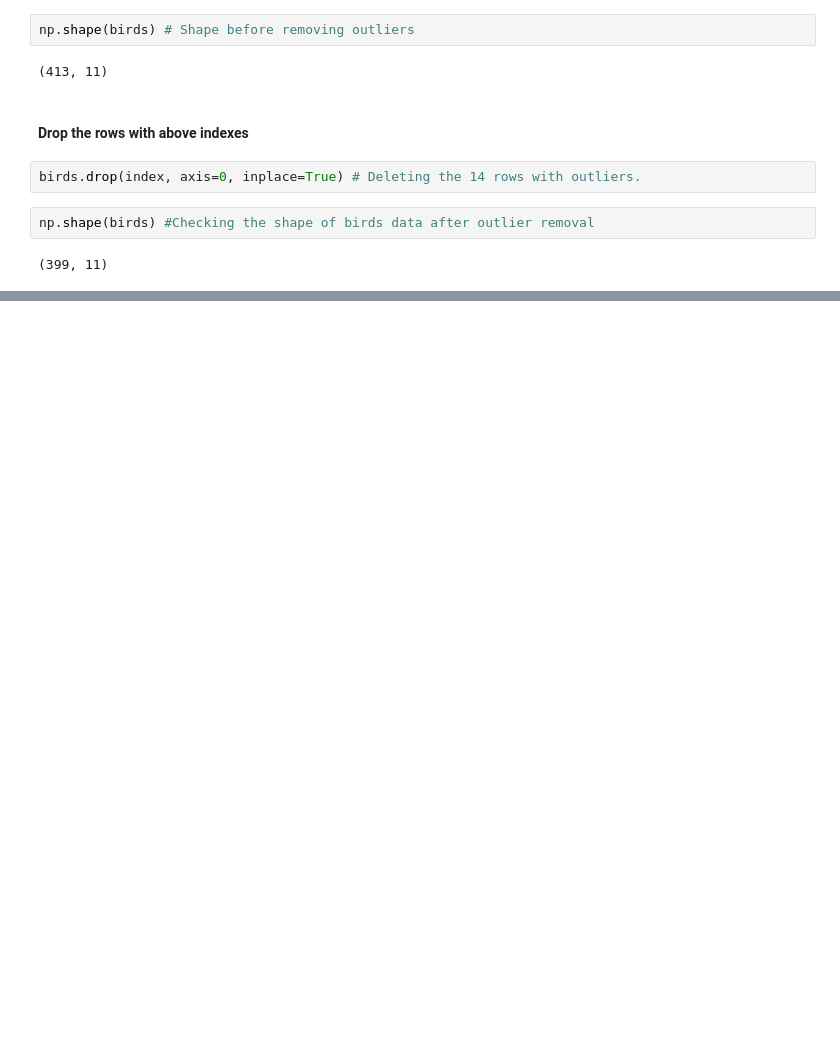
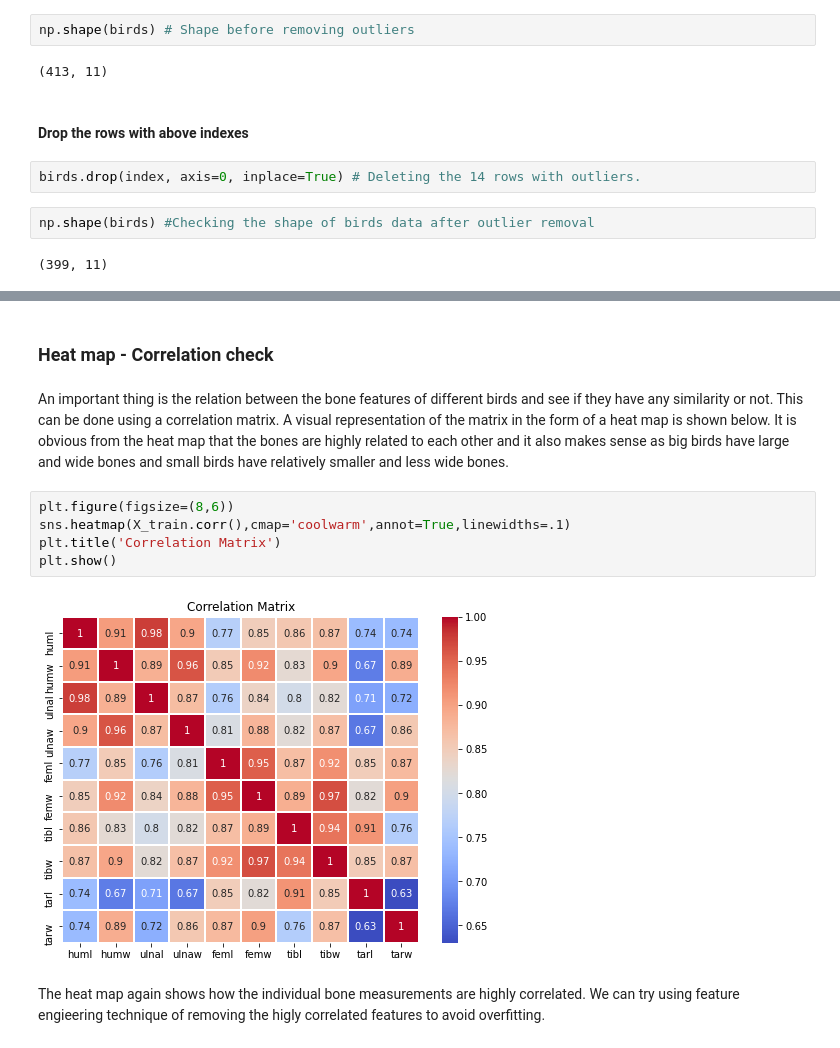
Before and after one commit to AbdullahTabassam/Bird-Skeletal-Analysis-and-Species-Classifier, a Jupyter notebook: 1 - EDA.ipynb, the cells around one changed output, grey strips where cells are left out. Drawn from its saved outputs; the diff is of its cells as text; blank space fills up the shorter version.

```diff
--- a/1 - EDA.ipynb
+++ b/1 - EDA.ipynb
@@ -321,0 +368,13 @@ np.shape(birds) #Checking the shape of birds data after outlier removal
+# %% [markdown]
+### Heat map - Correlation check
+# %% [markdown]
+An important thing is the relation between the bone features of different birds and see if they have any similarity or not. This can be done using a correlation matrix. A visual representation of the matrix in the form of a heat map is shown below. It is obvious from the heat map that the bones are highly related to each other and it also makes sense as big birds have large and wide bones and small birds have relatively smaller and less wide bones.
+# %%
+plt.figure(figsize=(8,6))
+sns.heatmap(X_train.corr(),cmap='coolwarm',annot=True,linewidths=.1)
+plt.title('Correlation Matrix')
+plt.show()
+# %% [output]
+[figure, added]
+# %% [markdown]
+The heat map again shows how the individual bone measurements are highly correlated. We can try using feature engieering technique of removing the higly correlated features to avoid overfitting.
```
Also changed, not shown: parts of 23 cells of this notebook.
